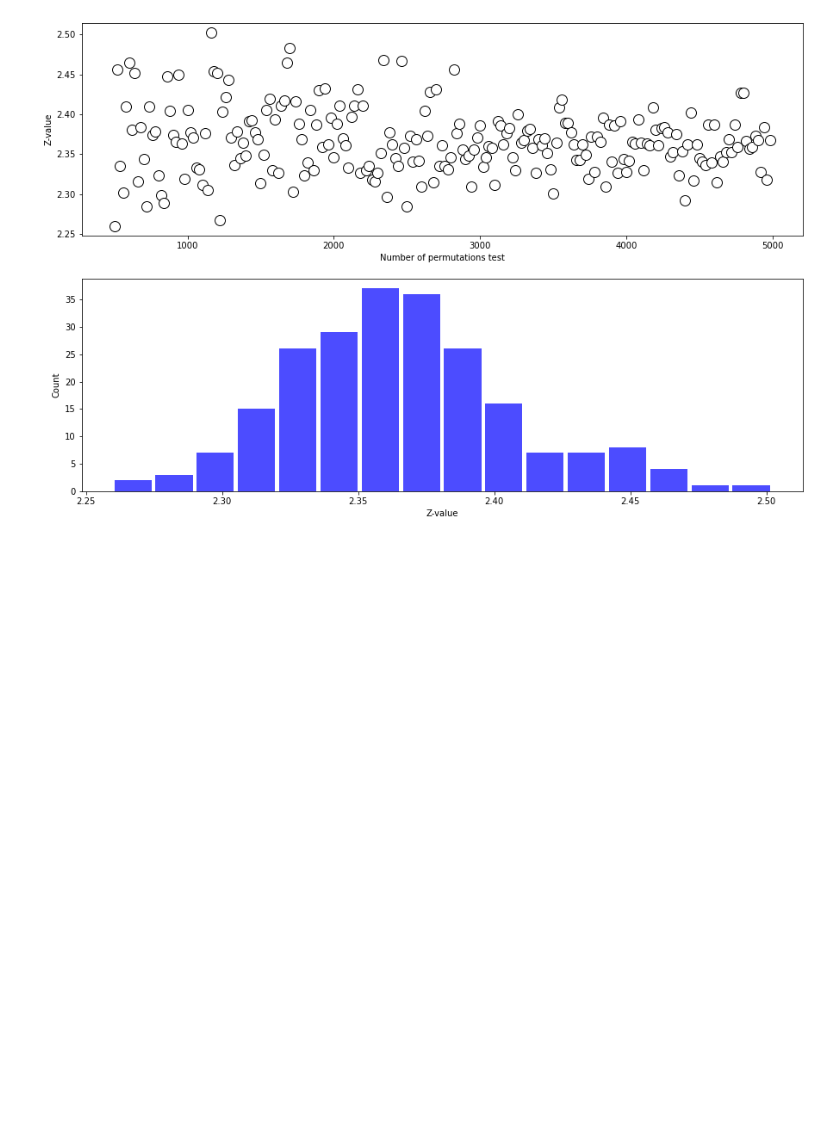
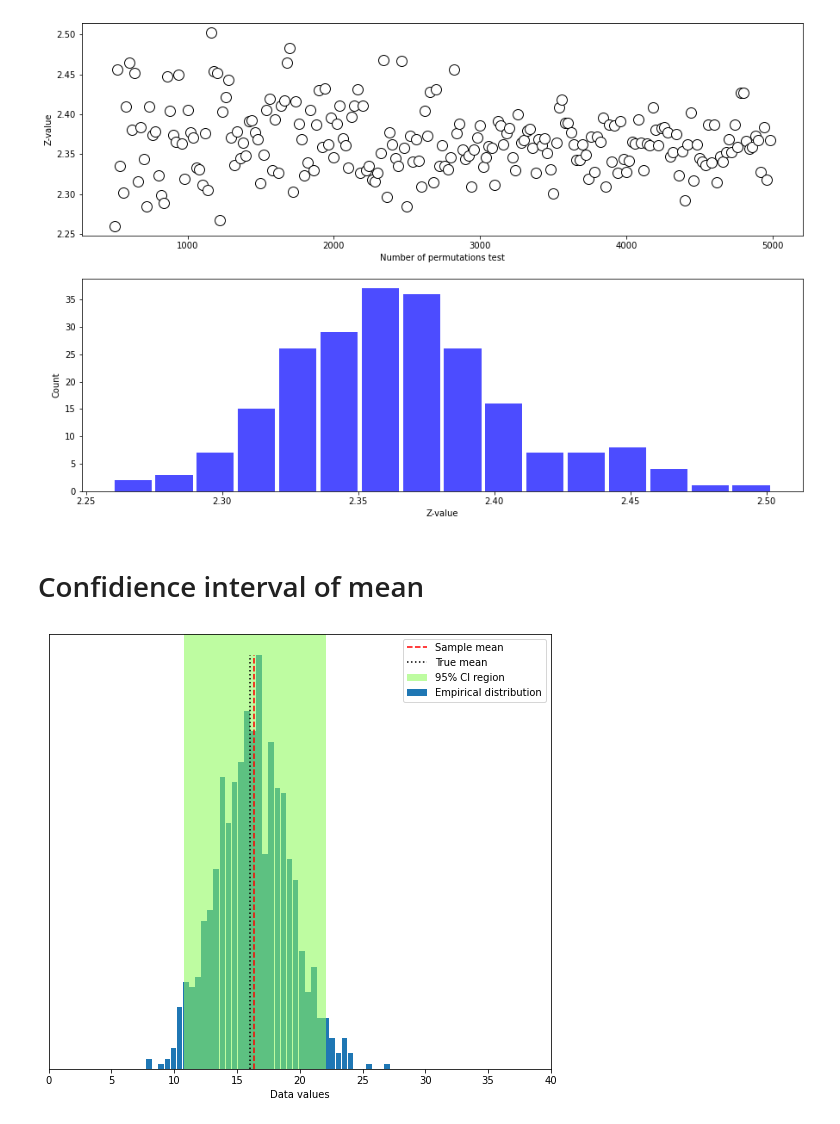
Before and after one commit to aurimas12/unsupervising-learning-task, a Jupyter notebook: notes.ipynb, the cells around one changed output. Drawn from its saved outputs; the diff is of its cells as text; code cells hidden in the pictures; blank space fills up the shorter version.

Commit message:
bootstraping method

```diff
--- a/notes.ipynb
+++ b/notes.ipynb
@@ -535,3 +535,60 @@ ax[1].set_ylabel('Count')
 plt.show()
 # %% [output]
 [figure]
+# %% [markdown]
+# Confidience interval of mean
+# %%
+# Simulate population data
+# data
+popN=int(1e7)
+population=(4*np.random.randn(popN))**2
+
+# population mean
+popMean=np.mean(population)
+
+# draw random sample
+# parameters
+samplesize=40
+confidence=95 #in percent
+
+# compute sample mean
+randSample=np.random.randint(0,popN,samplesize)
+
+# compute mean and std
+sampleData=population[randSample]
+sampleMean=np.mean(population[randSample])
+sampleStd=np.std(population[randSample])
+
+# Bootstraping method
+numBoots=1000
+bootMeans=np.zeros(numBoots)
+
+# resample with replacement
+for booti in range(numBoots):
+    bootMeans[booti]=np.mean(np.random.choice(sampleData,samplesize))
+
+# find confidience intervals
+confint=[0,0]
+confint[0]=np.percentile(bootMeans,(100-confidence)/2)
+confint[1]=np.percentile(bootMeans,100-(100-confidence)/2)
+
+# start histogram of resampled means
+y,x=np.histogram(bootMeans,40)
+y=y/max(y)
+x=(x[:-1]+x[1:])/2
+
+# plot
+fig,ax=plt.subplots(1,1,figsize=(9,8))
+
+ax.bar(x,y,width=.45,label='Empirical distribution')
+ax.plot([sampleMean,sampleMean],[0,1],'r--',label='Sample mean')
+ax.plot([popMean,popMean],[0,1],'k:',label='True mean')
+ax.set_xlabel('Data values')
+ax.get_yaxis().set_visible(False)
+plt.axvspan(confint[0],confint[1], facecolor='#8dfb5b', alpha=0.57,label='95% CI region')
+plt.xlim([0,40])
+plt.legend(loc=1)
+
+plt.show()
+# %% [output]
+[figure, added]
```
